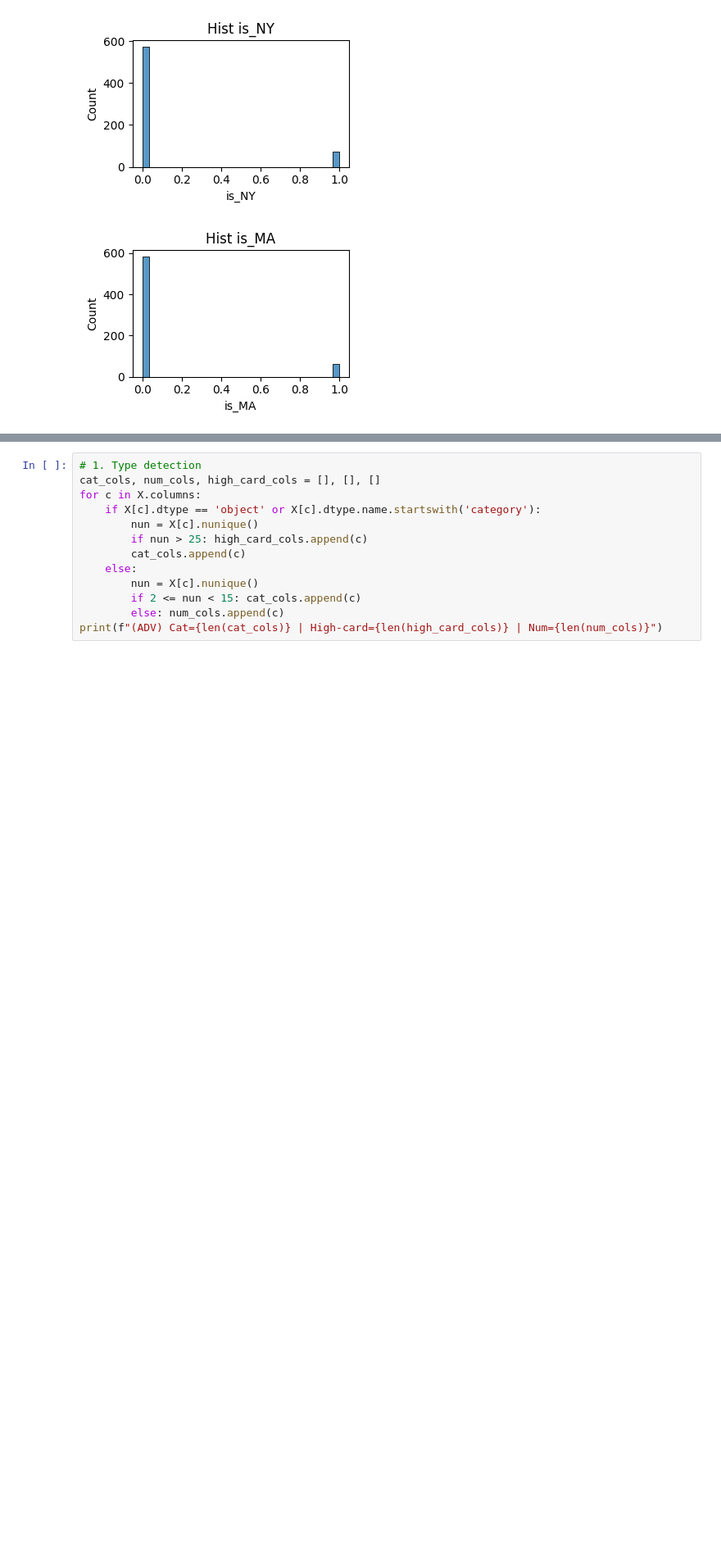
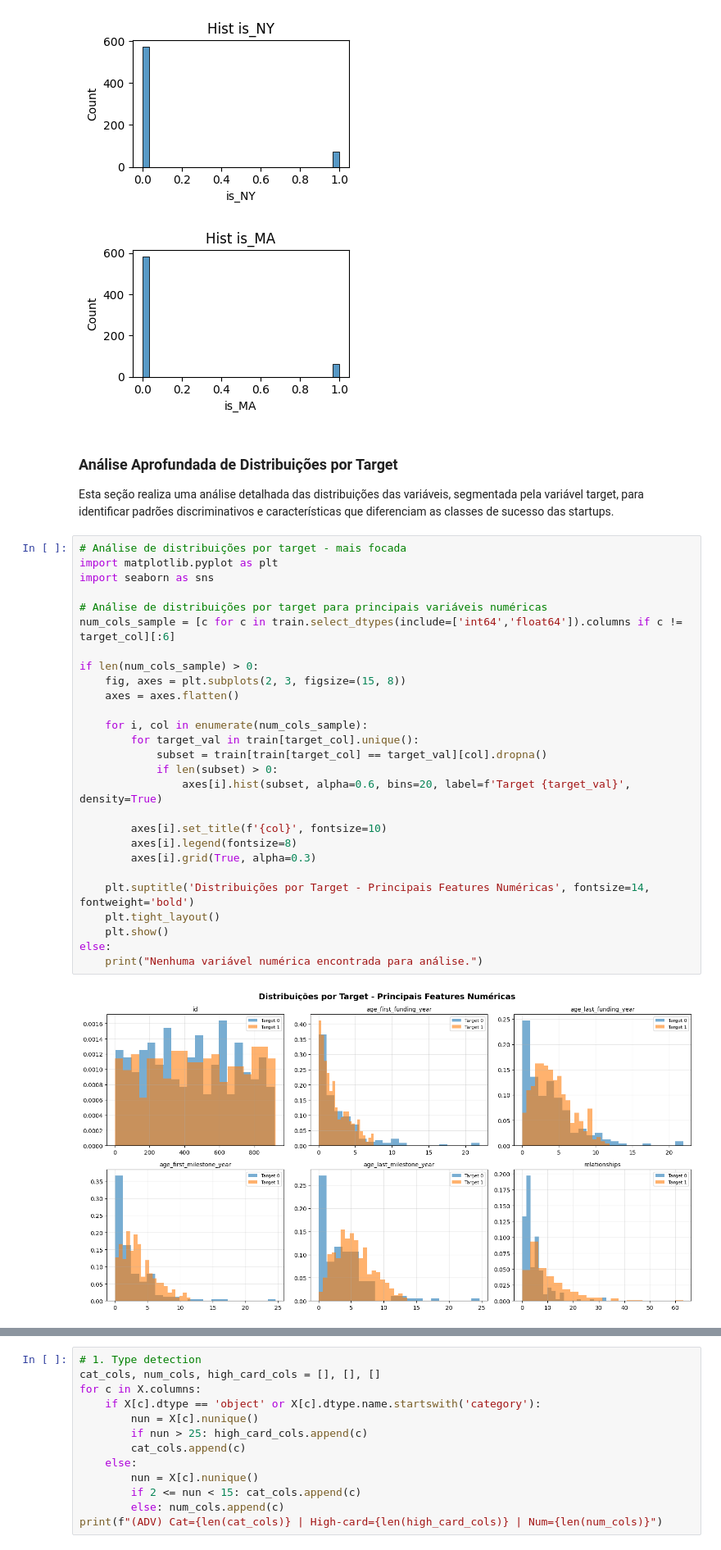
Before and after one commit to nicriedla/campeonato-inteli-modulo3-2025, a Jupyter notebook: modelo-final.ipynb, the cells around one changed output, grey strips where cells are left out. Shown at 82% size. Drawn from its saved outputs; the diff is of its cells as text; blank space fills up the shorter version.

```diff
--- a/modelo-final.ipynb
+++ b/modelo-final.ipynb
@@ -236,3 +236,35 @@ if len(num_preview.columns) > 1:
 [figure]
 [figure]
 [figure]
+# %% [markdown]
+### Análise Aprofundada de Distribuições por Target
+Esta seção realiza uma análise detalhada das distribuições das variáveis, segmentada pela variável target, para identificar padrões discriminativos e características que diferenciam as classes de sucesso das startups.
+# %%
+# Análise de distribuições por target - mais focada
+import matplotlib.pyplot as plt
+import seaborn as sns
+
+# Análise de distribuições por target para principais variáveis numéricas
+num_cols_sample = [c for c in train.select_dtypes(include=['int64','float64']).columns if c != target_col][:6]
+
+if len(num_cols_sample) > 0:
+    fig, axes = plt.subplots(2, 3, figsize=(15, 8))
+    axes = axes.flatten()
+
+    for i, col in enumerate(num_cols_sample):
+        for target_val in train[target_col].unique():
+            subset = train[train[target_col] == target_val][col].dropna()
+            if len(subset) > 0:
+                axes[i].hist(subset, alpha=0.6, bins=20, label=f'Target {target_val}', density=True)
+
+        axes[i].set_title(f'{col}', fontsize=10)
+        axes[i].legend(fontsize=8)
+        axes[i].grid(True, alpha=0.3)
+
+    plt.suptitle('Distribuições por Target - Principais Features Numéricas', fontsize=14, fontweight='bold')
+    plt.tight_layout()
+    plt.show()
+else:
+    print("Nenhuma variável numérica encontrada para análise.")
+# %% [output]
+[figure, added]
```
Also changed, not shown: parts of 49 cells of this notebook, 1 other file.
